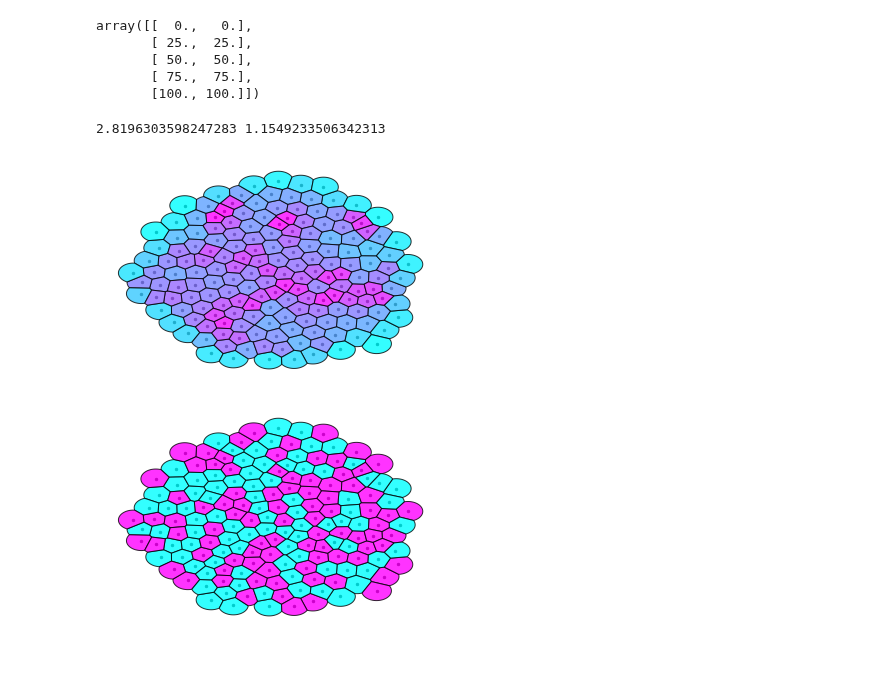
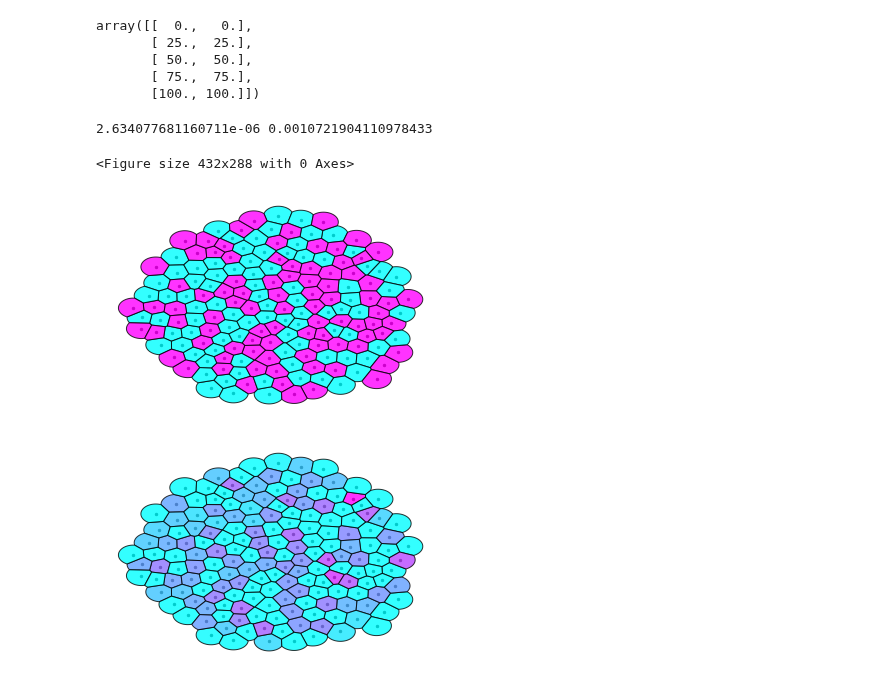
Before and after one commit to SchardtS/Cell-Differentiation, a Jupyter notebook: Testing Ground.ipynb, the cells around one changed output. Saved outputs shown, nothing was run; the diff lists cells and outputs as text; code cells hidden in the pictures.

Commit message:
Different signal ranges

```diff
--- a/Testing Ground.ipynb
+++ b/Testing Ground.ipynb
@@ -131,39 +135,45 @@ array([[  0.,   0.],
 # %%
 import numpy as np
 import pandas as pd
 from FVmesh import initializeFVmesh
 import matplotlib.pyplot as plt
+from Functions import Cdistance
+from Functions import dxx, dxx_test
 
 Pos = np.array(pd.read_csv('testOrganoid.csv'))
 Radius = np.ones(len(Pos))*1.1
 FVmesh = initializeFVmesh(Pos, Radius=Radius)
 p = np.pi*Radius**2/FVmesh.Vol
 
 plt.figure()
-FVmesh.plot(p)
-print(max(p),min(p))
 
-def dxx(a,b,FVmesh):
-    val = np.zeros(FVmesh.nofCells)
-    for i in range(FVmesh.nofCells):
-        for j in FVmesh.Neigh[i]:
-            val[i] += 1/FVmesh.Vol[i]/FVmesh.Dist[i,j]/2*(b[i]+b[j])*(a[j]-a[i])
-    return val
+alpha = 1
+beta = 10
+gamma = 10
+D = 1
+eta_g = np.exp(5)
 
-eq = lambda s: dxx(p,s,FVmesh)
+g = np.ones(len(p))*0.1
+for i in range(len(g)):
+    if i%2 == 0:
+        g[i] = 0
+eta_g = np.exp(10)
 
 
-from Functions import Eq2Mat
-A = Eq2Mat(eq, FVmesh.nofCells)
+beta = beta/(1+eta_g*g)
 
-b = np.ones(len(p))
-for i in range(len(b)):
-    if i%2 == 0:
-        b[i] = 0
+
+Dxx = dxx(FVmesh)
+LinOp = Dxx - np.diag((beta+gamma))
+s = np.linalg.solve(-LinOp,g)
 
 plt.figure()
-FVmesh.plot(b)
+FVmesh.plot(g)
+plt.figure()
+FVmesh.plot(beta/gamma*s)
+print(min(beta/gamma*s),max(beta/gamma*s))
 # %% [output]
-2.8196303598247283 1.1549233506342313
+2.634077681160711e-06 0.0010721904110978433
+<Figure size 432x288 with 0 Axes>
-[figure, old version]
+[figure, new version]
-[figure, old version]
+[figure, new version]
```
Also changed, not shown: parts of 7 cells of this notebook, 12 other files.
